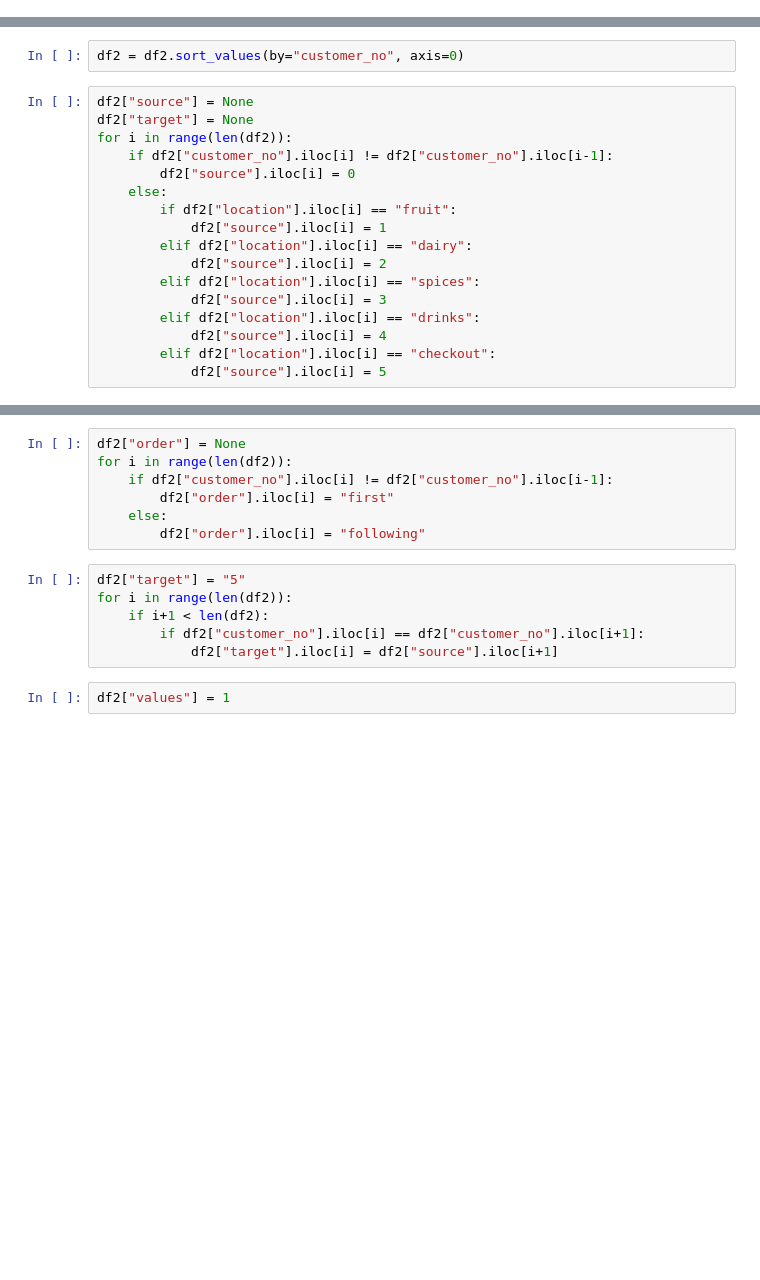
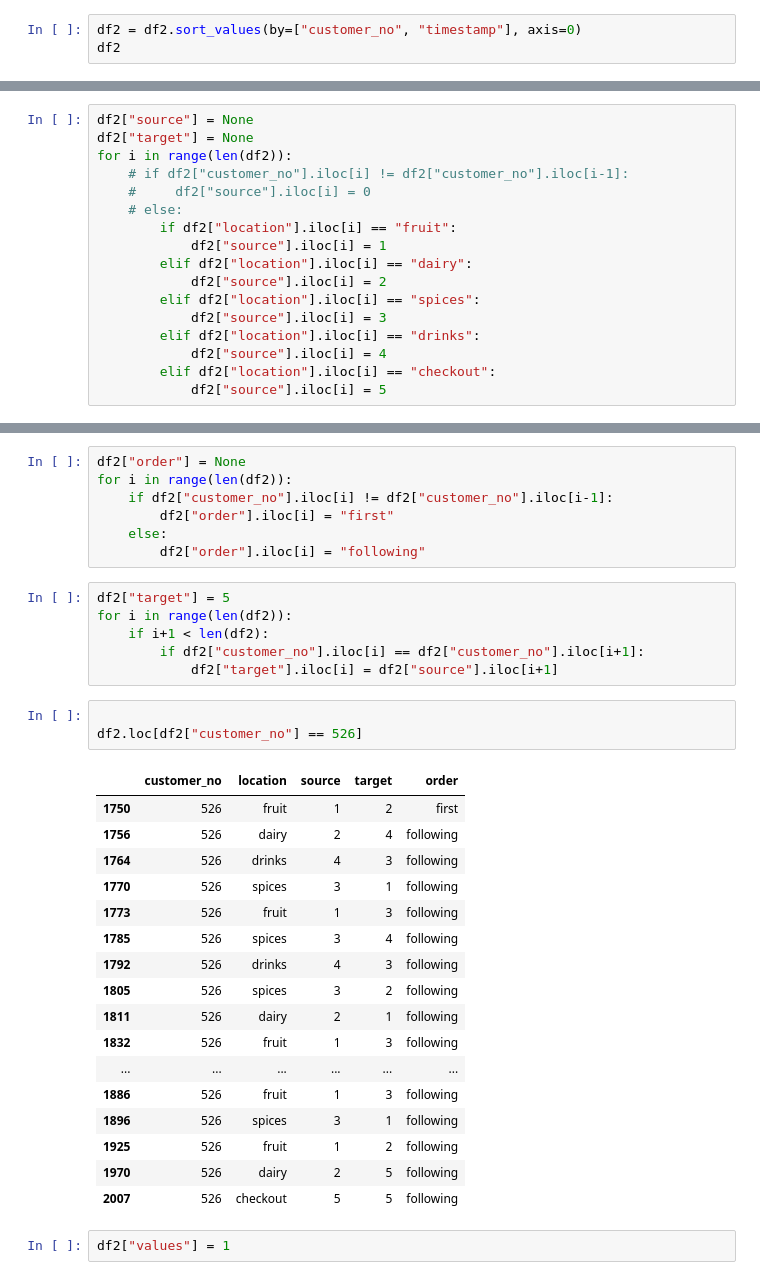
Before and after one commit to Basmatz/Spiced-bootcamp, a Jupyter notebook: Week_08/EDA.ipynb, the cells around one changed output, grey strips where cells are left out. Cells and saved outputs as stored; diff of their text form; blank space fills up the shorter version.

```diff
--- a/Week_08/EDA.ipynb
+++ b/Week_08/EDA.ipynb
@@ -290,2 +299,5 @@ df2["weekday"] = df2["timestamp"].dt.dayofweek
 for i in range(1,5):
     df2.loc[df2["weekday"] == i, "customer_no"] += df2.loc[df2["weekday"] == i-1]["customer_no"].max()
+# %%
+df2 = df2.sort_values(by=["customer_no", "timestamp"], axis=0)
+df2
@@ -292,14 +318,12 @@ for i in range(1,5):
 # %%
 df2.drop(["weekday", "timestamp"], axis=1, inplace=True)
-# %%
-df2 = df2.sort_values(by="customer_no", axis=0)
 # %%
 df2["source"] = None
 df2["target"] = None
 for i in range(len(df2)):
-    if df2["customer_no"].iloc[i] != df2["customer_no"].iloc[i-1]:
-        df2["source"].iloc[i] = 0
-    else:
+    # if df2["customer_no"].iloc[i] != df2["customer_no"].iloc[i-1]:
+    #     df2["source"].iloc[i] = 0
+    # else:
         if df2["location"].iloc[i] == "fruit":
             df2["source"].iloc[i] = 1
         elif df2["location"].iloc[i] == "dairy":
@@ -323,11 +347,32 @@ for i in range(len(df2)):
     else:
         df2["order"].iloc[i] = "following"
 # %%
-df2["target"] = "5"
+df2["target"] = 5
 for i in range(len(df2)):
     if i+1 < len(df2):
         if df2["customer_no"].iloc[i] == df2["customer_no"].iloc[i+1]:
             df2["target"].iloc[i] = df2["source"].iloc[i+1]
+# %%
+
+df2.loc[df2["customer_no"] == 526]
+# %% [output]
+|  | customer_no | location | source | target | order |
+| 1750 | 526 | fruit | 1 | 2 | first |
+| 1756 | 526 | dairy | 2 | 4 | following |
+| 1764 | 526 | drinks | 4 | 3 | following |
+| 1770 | 526 | spices | 3 | 1 | following |
+| 1773 | 526 | fruit | 1 | 3 | following |
+| 1785 | 526 | spices | 3 | 4 | following |
+| 1792 | 526 | drinks | 4 | 3 | following |
+| 1805 | 526 | spices | 3 | 2 | following |
+| 1811 | 526 | dairy | 2 | 1 | following |
+| 1832 | 526 | fruit | 1 | 3 | following |
+| ... | ... | ... | ... | ... | ... |
+| 1886 | 526 | fruit | 1 | 3 | following |
+| 1896 | 526 | spices | 3 | 1 | following |
+| 1925 | 526 | fruit | 1 | 2 | following |
+| 1970 | 526 | dairy | 2 | 5 | following |
+| 2007 | 526 | checkout | 5 | 5 | following |
 # %%
 df2["values"] = 1
 # %%
```
Also changed, not shown: parts of 19 cells of this notebook, 2 other files.
